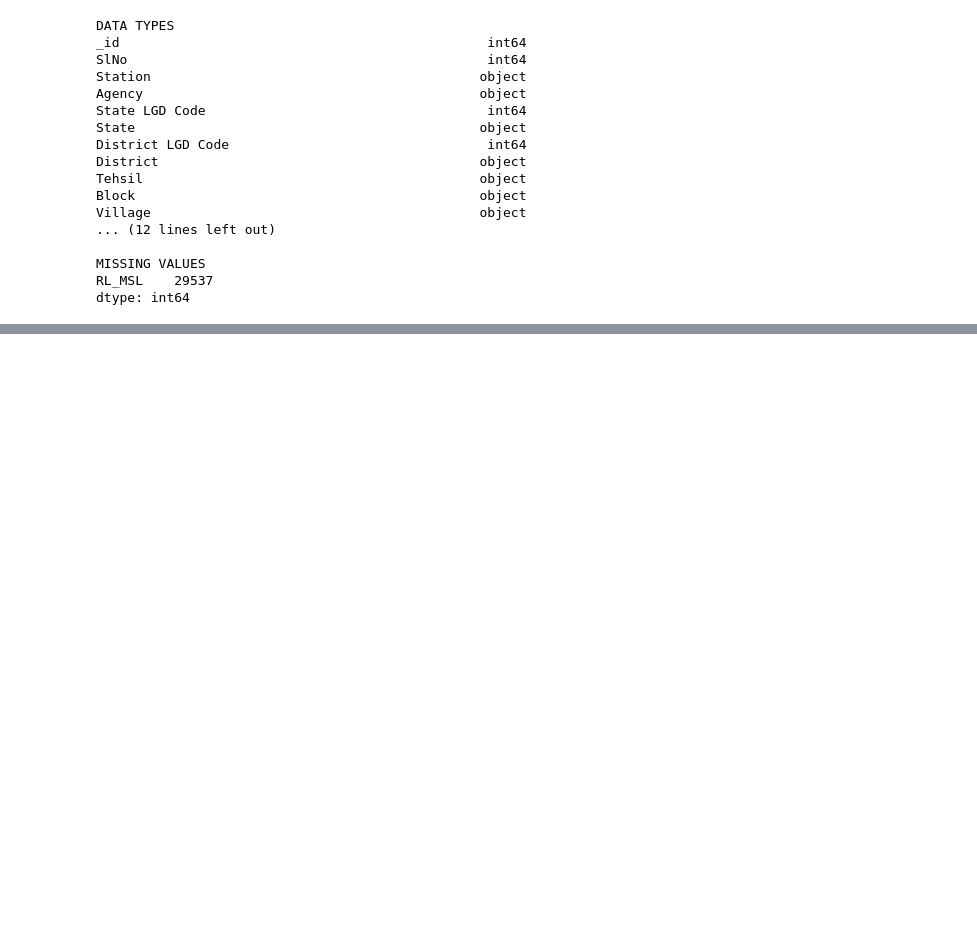
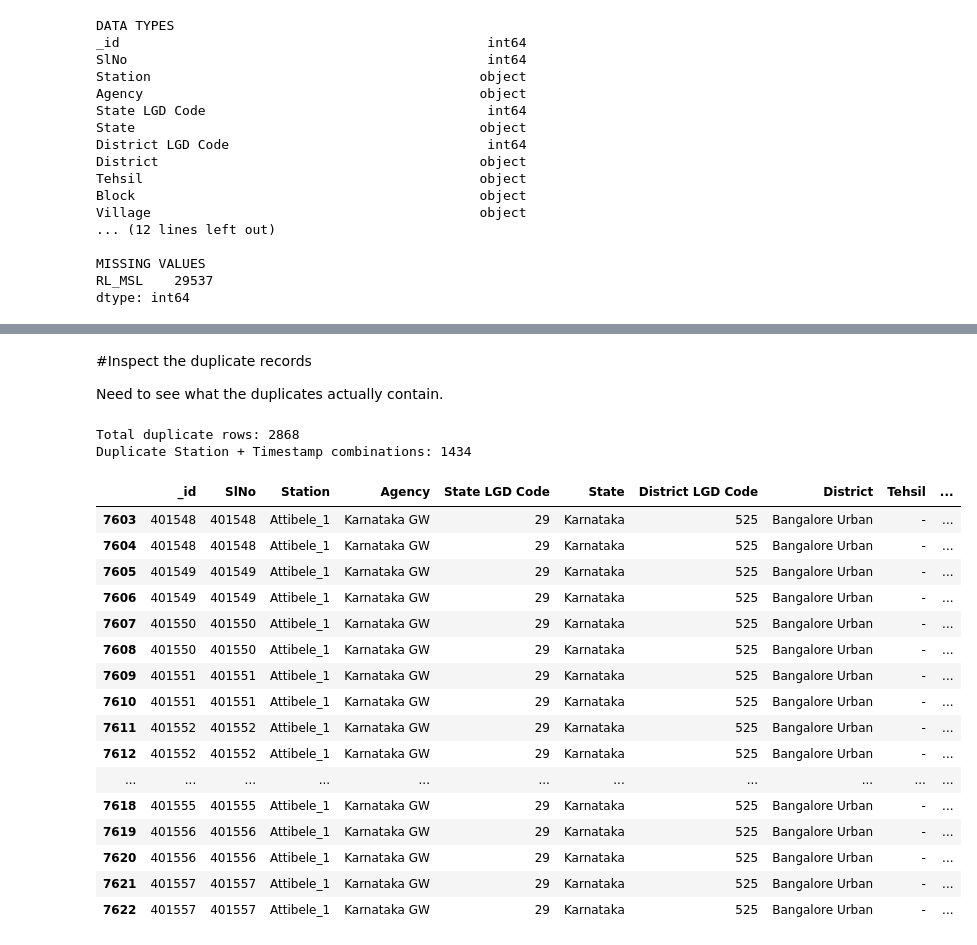
Before and after one commit to Koushik23R/groundwater-ai, a Jupyter notebook: notebooks/01_data_exploration.ipynb, the cells around one changed output, grey strips where cells are left out. Cells and saved outputs as stored; diff of their text form; code cells hidden in the pictures; blank space fills up the shorter version.

```diff
--- a/notebooks/01_data_exploration.ipynb
+++ b/notebooks/01_data_exploration.ipynb
@@ -77,0 +105,23 @@ dtype: int64
+# %%
+# Convert timestamp to datetime
+df["Data Acquisition Time"] = pd.to_datetime(
+    df["Data Acquisition Time"],
+    format="%d-%m-%Y %H:%M"
+)
+
+print("Timestamp converted successfully.")
+print("Data type:", df["Data Acquisition Time"].dtype)
+
+# Sort by station and timestamp
+df = df.sort_values(
+    ["Station", "Data Acquisition Time"]
+).reset_index(drop=True)
+
+# Calculate time difference within each station
+df["time_diff"] = (
+    df.groupby("Station")["Data Acquisition Time"]
+      .diff()
+)
+
+print("\nTime interval distribution:")
+print(df["time_diff"].value_counts().head(15))
@@ -77,0 +198,44 @@ dtype: int64
+# %% [markdown]
+#Inspect the duplicate records
+
+Need to see what the duplicates actually contain.
+# %%
+# Find duplicate Station + Timestamp combinations
+duplicates = df[
+    df.duplicated(
+        subset=["Station", "Data Acquisition Time"],
+        keep=False
+    )
+].sort_values(
+    ["Station", "Data Acquisition Time"]
+)
+
+print("Total duplicate rows:", len(duplicates))
+print(
+    "Duplicate Station + Timestamp combinations:",
+    duplicates.groupby(
+        ["Station", "Data Acquisition Time"]
+    ).ngroups
+)
+
+display(duplicates.head(20))
+# %% [output]
+Total duplicate rows: 2868
+Duplicate Station + Timestamp combinations: 1434
+|  | _id | SlNo | Station | Agency | State LGD Code | State | District LGD Code | District | Tehsil | ... |
+| 7603 | 401548 | 401548 | Attibele_1 | Karnataka GW | 29 | Karnataka | 525 | Bangalore Urban | - | ... |
+| 7604 | 401548 | 401548 | Attibele_1 | Karnataka GW | 29 | Karnataka | 525 | Bangalore Urban | - | ... |
+| 7605 | 401549 | 401549 | Attibele_1 | Karnataka GW | 29 | Karnataka | 525 | Bangalore Urban | - | ... |
+| 7606 | 401549 | 401549 | Attibele_1 | Karnataka GW | 29 | Karnataka | 525 | Bangalore Urban | - | ... |
+| 7607 | 401550 | 401550 | Attibele_1 | Karnataka GW | 29 | Karnataka | 525 | Bangalore Urban | - | ... |
+| 7608 | 401550 | 401550 | Attibele_1 | Karnataka GW | 29 | Karnataka | 525 | Bangalore Urban | - | ... |
+| 7609 | 401551 | 401551 | Attibele_1 | Karnataka GW | 29 | Karnataka | 525 | Bangalore Urban | - | ... |
+| 7610 | 401551 | 401551 | Attibele_1 | Karnataka GW | 29 | Karnataka | 525 | Bangalore Urban | - | ... |
+| 7611 | 401552 | 401552 | Attibele_1 | Karnataka GW | 29 | Karnataka | 525 | Bangalore Urban | - | ... |
+| 7612 | 401552 | 401552 | Attibele_1 | Karnataka GW | 29 | Karnataka | 525 | Bangalore Urban | - | ... |
+| ... | ... | ... | ... | ... | ... | ... | ... | ... | ... | ... |
+| 7618 | 401555 | 401555 | Attibele_1 | Karnataka GW | 29 | Karnataka | 525 | Bangalore Urban | - | ... |
+| 7619 | 401556 | 401556 | Attibele_1 | Karnataka GW | 29 | Karnataka | 525 | Bangalore Urban | - | ... |
+| 7620 | 401556 | 401556 | Attibele_1 | Karnataka GW | 29 | Karnataka | 525 | Bangalore Urban | - | ... |
+| 7621 | 401557 | 401557 | Attibele_1 | Karnataka GW | 29 | Karnataka | 525 | Bangalore Urban | - | ... |
+| 7622 | 401557 | 401557 | Attibele_1 | Karnataka GW | 29 | Karnataka | 525 | Bangalore Urban | - | ... |
```
Also changed, not shown: parts of 6 cells of this notebook.
